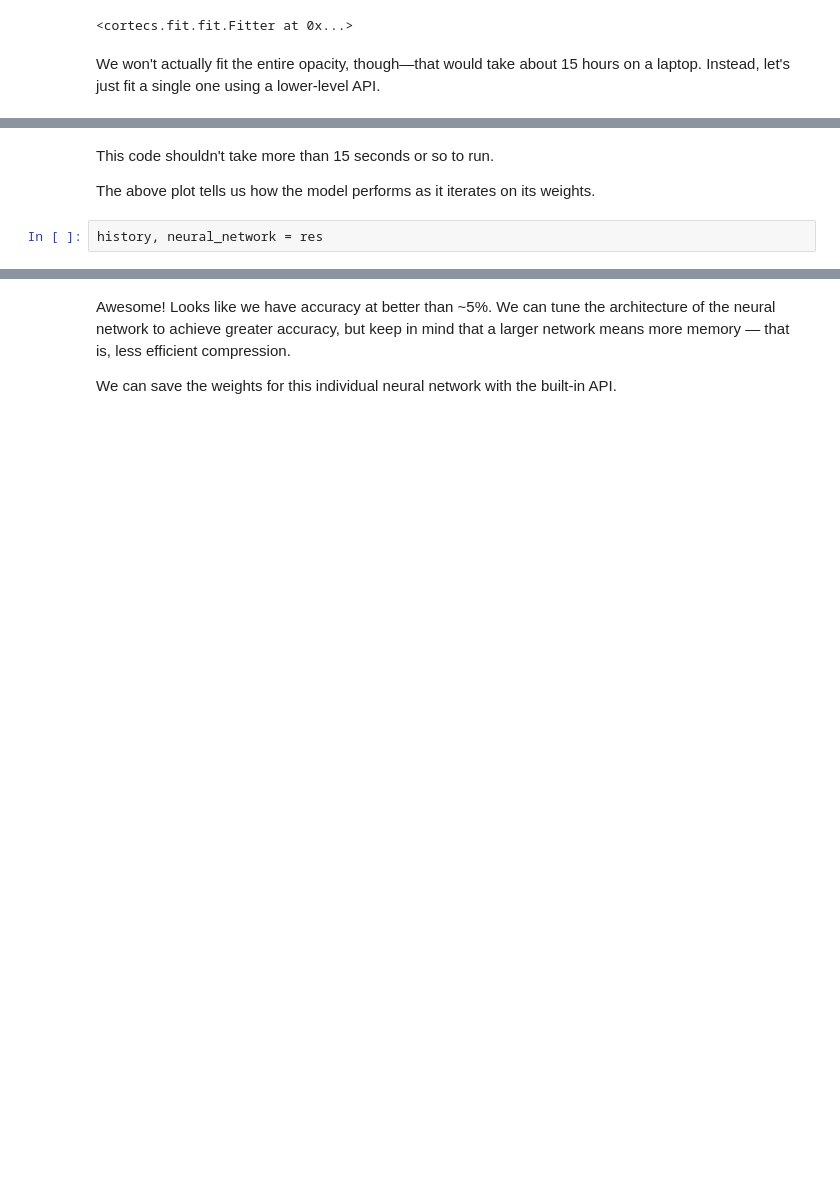
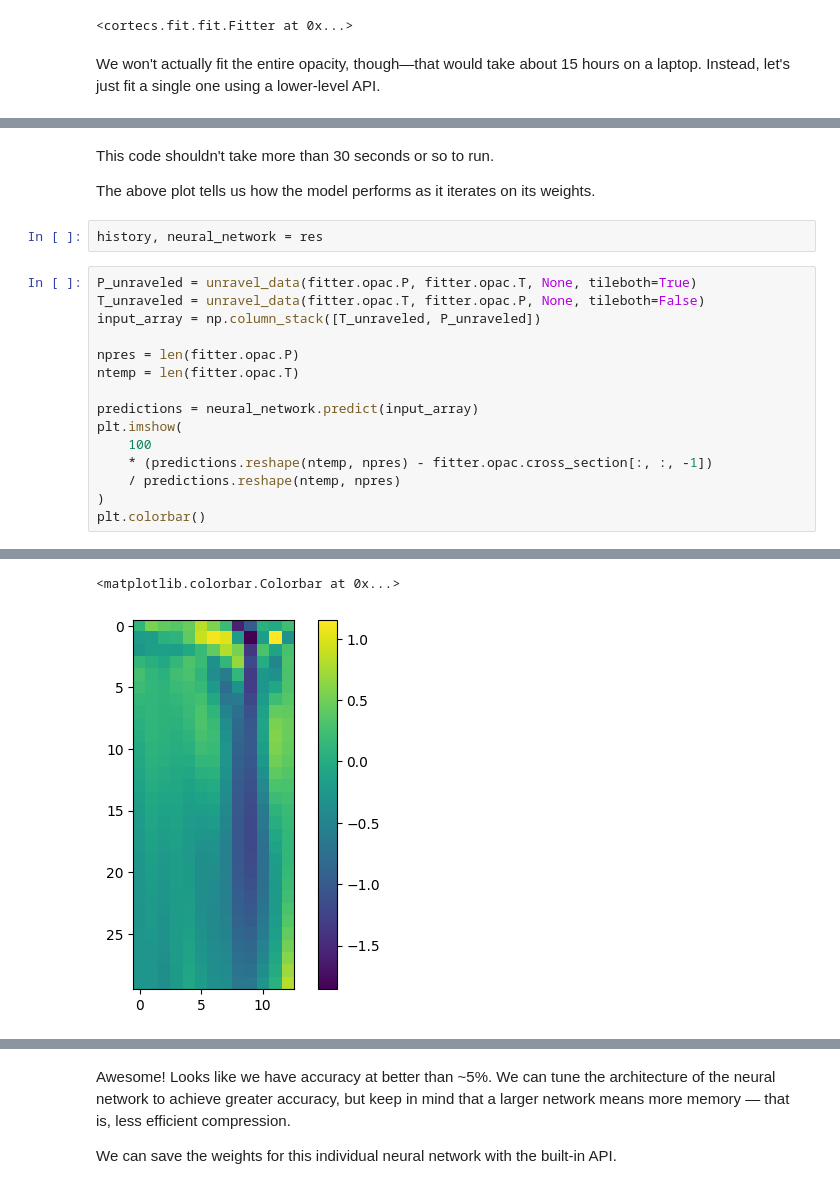
Before and after one commit to arjunsavel/cortecs, a Jupyter notebook: docs/pages/fitting_nn.ipynb, the cells around one changed output, grey strips where cells are left out. Cells and saved outputs as stored; diff of their text form; blank space fills up the shorter version.

```diff
--- a/docs/pages/fitting_nn.ipynb
+++ b/docs/pages/fitting_nn.ipynb
@@ -56,6 +70,22 @@ res = cortecs.fit.fit_neural_net.fit_neural_net(
 # %% [markdown]
-This code shouldn't take more than 15 seconds or so to run.
+This code shouldn't take more than 30 seconds or so to run.
 
 The above plot tells us how the model performs as it iterates on its weights.
 # %%
 history, neural_network = res
+# %%
+P_unraveled = unravel_data(fitter.opac.P, fitter.opac.T, None, tileboth=True)
+T_unraveled = unravel_data(fitter.opac.T, fitter.opac.P, None, tileboth=False)
+input_array = np.column_stack([T_unraveled, P_unraveled])
+
+npres = len(fitter.opac.P)
+ntemp = len(fitter.opac.T)
+
+predictions = neural_network.predict(input_array)
+plt.imshow(
+    100
+    * (predictions.reshape(ntemp, npres) - fitter.opac.cross_section[:, :, -1])
+    / predictions.reshape(ntemp, npres)
+)
+plt.colorbar()
+# %% [output]
@@ -62,3 +93,5 @@ history, neural_network = res
+<matplotlib.colorbar.Colorbar at 0x...>
+[figure, added]
 # %%
 P_unraveled = unravel_data(fitter.opac.P, fitter.opac.T, None, tileboth=True)
 T_unraveled = unravel_data(fitter.opac.T, fitter.opac.P, None, tileboth=False)
```
Also changed, not shown: parts of 10 cells of this notebook, 2 other files.
